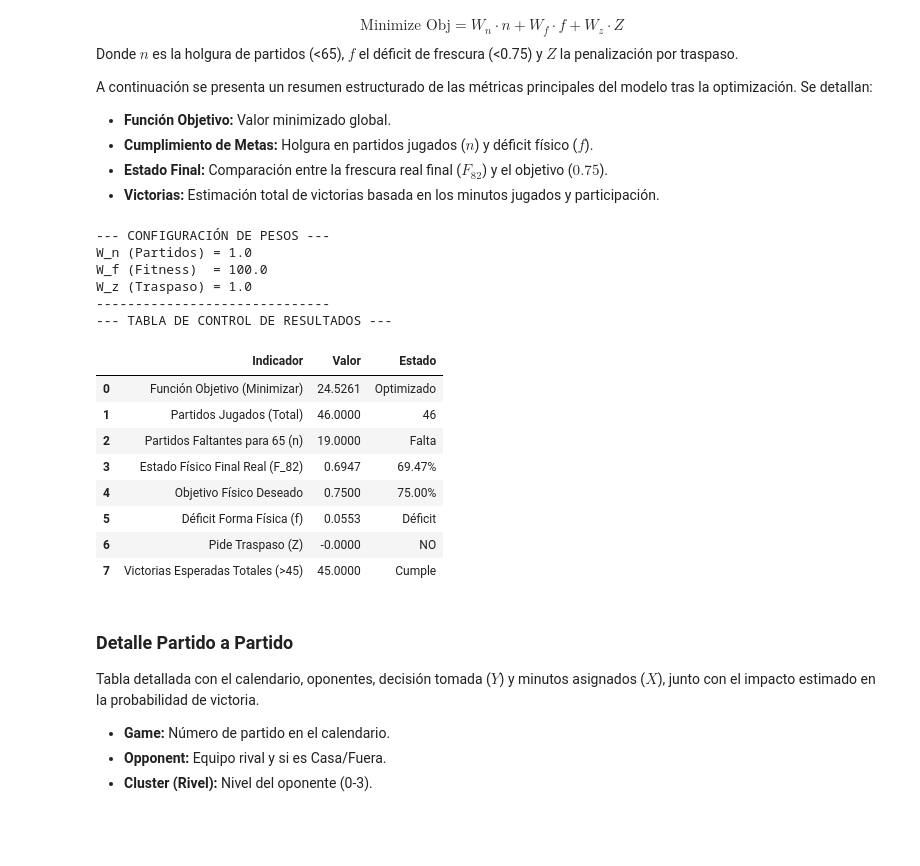
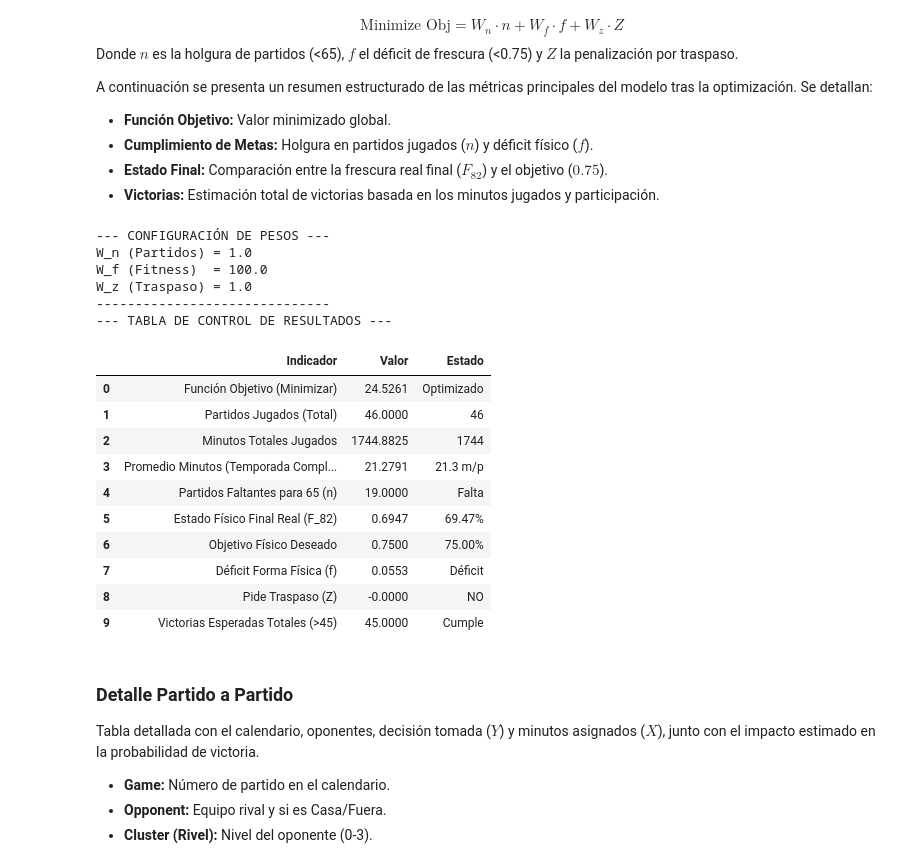
Before and after one commit to juanmoraga05/ProyectoOptimizacion, a Jupyter notebook: main.ipynb, the cells around one changed output. Drawn from its saved outputs; the diff is of its cells as text; code cells hidden in the pictures; blank space fills up the shorter version.

Commit message:
Added total mins and mins per game to results

```diff
--- a/main.ipynb
+++ b/main.ipynb
@@ -862,10 +862,13 @@ print("-" * 30)
 # 1. Recalcular Total de Victorias Esperadas para la tabla
 total_wins_final = 0
 total_games_played = 0
+total_minutes_played = 0
 
 for g in model.G:
     # Contar juegos jugados
     total_games_played += pyo.value(model.Y[g])
+    # Sumar minutos
+    total_minutes_played += pyo.value(model.X[g])
 
     for r in model.R:
         for p in model.P:
@@ -884,12 +887,15 @@ n_missing = pyo.value(model.n)
 f_deficit = pyo.value(model.f)
 z_val = pyo.value(model.Z)
 obj_val = pyo.value(model.Objective)
+avg_minutes_total = total_minutes_played / len(model.G)
 
 # 3. Crear DataFrame para visualización limpia
 data_metrics = {
     "Indicador": [
         "Función Objetivo (Minimizar)",
         "Partidos Jugados (Total)",
+        "Minutos Totales Jugados",
+        "Promedio Minutos (Temporada Completa)",
         "Partidos Faltantes para 65 (n)",
         "Estado Físico Final Real (F_82)",
         "Objetivo Físico Deseado",
@@ -900,6 +906,8 @@ data_metrics = {
     "Valor": [
         obj_val,
         total_games_played,
+        total_minutes_played,
+        avg_minutes_total,
         n_missing,
         f_real_val,
         f_target_val,
@@ -909,39 +917,43 @@ data_metrics = {
     ],
     "Estado": [
         "Optimizado",
         f"{int(total_games_played)}",
+        f"{int(total_minutes_played)}",
+        f"{avg_minutes_total:.1f} m/p",
         "OK" if n_missing < 0.01 else "Falta",
         f"{f_real_val:.2%}",
         f"{f_target_val:.2%}",
         "OK" if f_deficit < 0.01 else "Déficit",
         "NO" if z_val < 0.5 else "SI",
         "Cumple" if total_wins_final >= 45 else "Riesgo"
     ]
 }
 
 df_results = pd.DataFrame(data_metrics)
 
 # Formatear valores numéricos a 4 decimales
 pd.options.display.float_format = '{:.4f}'.format
 
 print("--- TABLA DE CONTROL DE RESULTADOS ---")
 display(df_results)
 # %% [output]
 --- CONFIGURACIÓN DE PESOS ---
 W_n (Partidos) = 1.0
 W_f (Fitness)  = 100.0
 W_z (Traspaso) = 1.0
 ------------------------------
 --- TABLA DE CONTROL DE RESULTADOS ---
 |  | Indicador | Valor | Estado |
 | 0 | Función Objetivo (Minimizar) | 24.5261 | Optimizado |
 | 1 | Partidos Jugados (Total) | 46.0000 | 46 |
-| 2 | Partidos Faltantes para 65 (n) | 19.0000 | Falta |
-| 3 | Estado Físico Final Real (F_82) | 0.6947 | 69.47% |
-| 4 | Objetivo Físico Deseado | 0.7500 | 75.00% |
-| 5 | Déficit Forma Física (f) | 0.0553 | Déficit |
-| 6 | Pide Traspaso (Z) | -0.0000 | NO |
-| 7 | Victorias Esperadas Totales (>45) | 45.0000 | Cumple |
+| 2 | Minutos Totales Jugados | 1744.8825 | 1744 |
+| 3 | Promedio Minutos (Temporada Compl... | 21.2791 | 21.3 m/p |
+| 4 | Partidos Faltantes para 65 (n) | 19.0000 | Falta |
+| 5 | Estado Físico Final Real (F_82) | 0.6947 | 69.47% |
+| 6 | Objetivo Físico Deseado | 0.7500 | 75.00% |
+| 7 | Déficit Forma Física (f) | 0.0553 | Déficit |
+| 8 | Pide Traspaso (Z) | -0.0000 | NO |
+| 9 | Victorias Esperadas Totales (>45) | 45.0000 | Cumple |
 # %% [markdown]
 ### Detalle Partido a Partido
 Tabla detallada con el calendario, oponentes, decisión tomada ($Y$) y minutos asignados ($X$), junto con el impacto estimado en la probabilidad de victoria.
```
Also changed, not shown: parts of 2 cells of this notebook.
